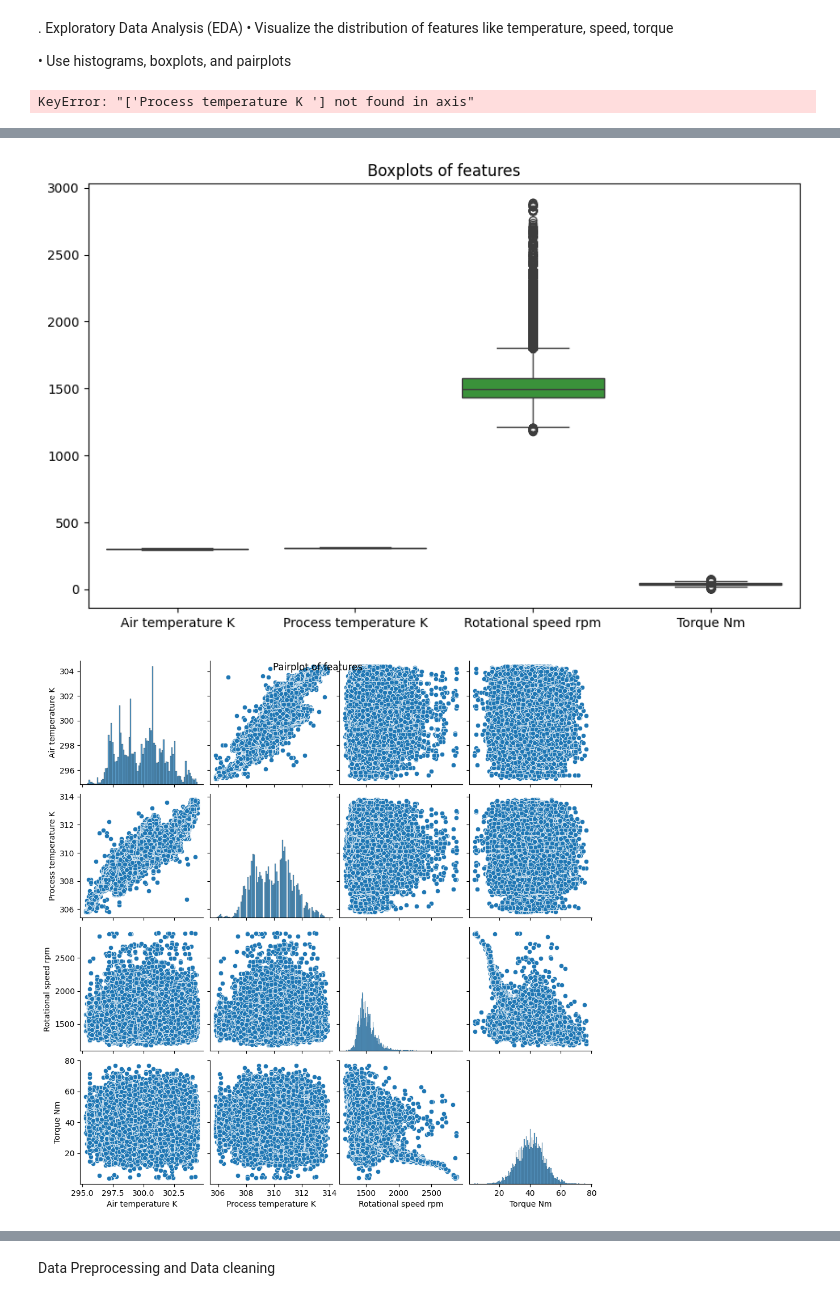
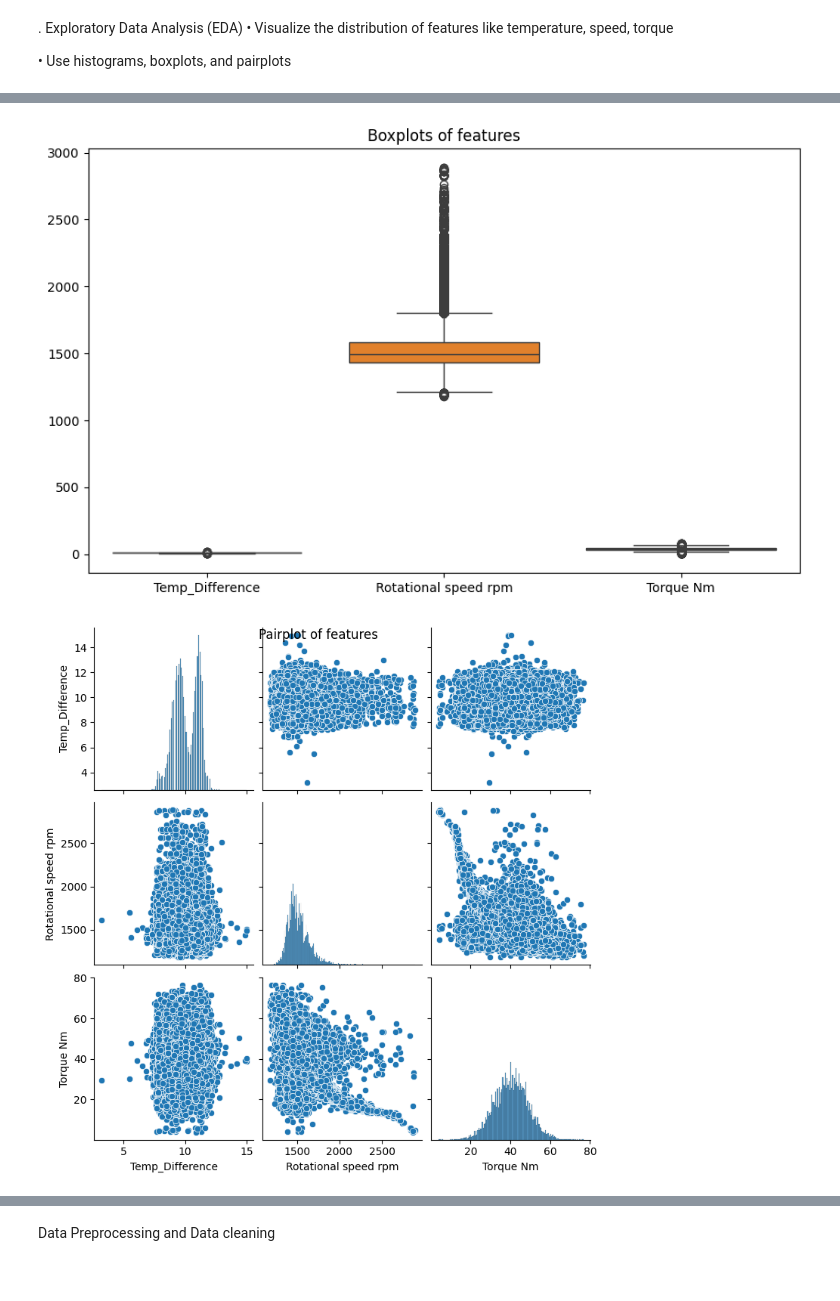
Before and after one commit to Paridhijain-githb/Machine-_learning_01, a Jupyter notebook: PROJECT2/project2classification.ipynb, the cells around one changed output, grey strips where cells are left out. Saved outputs shown, nothing was run; the diff lists cells and outputs as text; code cells hidden in the pictures.

```diff
--- a/PROJECT2/project2classification.ipynb
+++ b/PROJECT2/project2classification.ipynb
@@ -131,0 +134,2 @@ df.head()
+# %%
+df['Temp_Difference'] = (df['Process temperature K'] - df['Air temperature K'])
@@ -134,30 +140,23 @@ df.head()
 •	Visualize the distribution of features like temperature, speed, torque
 
 •	Use histograms, boxplots, and pairplots
-# %%
-df['Temp_Difference'] = df['Process temperature K'] - df['Air temperature K']
-# %%
-df = df.drop(columns =['Process temperature K ','Air temperature K'])
-# %% [output]
-KeyError: "['Process temperature K '] not found in axis"
 # %%
 import matplotlib.pyplot as plt
 import seaborn as sns
 # %%
 #histogram
-df[['Air temperature K',
-       'Process temperature K','Rotational speed rpm','Torque Nm']].hist (figsize =(10,8))
+df[['Temp_Difference','Rotational speed rpm','Torque Nm']].hist (figsize =(10,8))
 plt.suptitle('Histogram of features')
 plt.show()
+
 # Box plot
 plt.figure(figsize=(10,6))
-sns.boxplot(data=df[['Air temperature K',
-       'Process temperature K','Rotational speed rpm','Torque Nm']])
+sns.boxplot(data=df[['Temp_Difference','Rotational speed rpm','Torque Nm']])
 plt.title('Boxplots of features')
 plt.show()
+
 #Pairplot
-sns.pairplot(df[['Air temperature K',
-       'Process temperature K','Rotational speed rpm','Torque Nm']])
+sns.pairplot(df[['Temp_Difference','Rotational speed rpm','Torque Nm']])
 plt.suptitle('Pairplot of features')
 plt.show()
 # %% [output]
@@ -165,2 +164,2 @@ plt.show()
-[figure, old version]
+[figure, new version]
-[figure, old version]
+[figure, new version]
```
Also changed, not shown: parts of 34 cells of this notebook.
